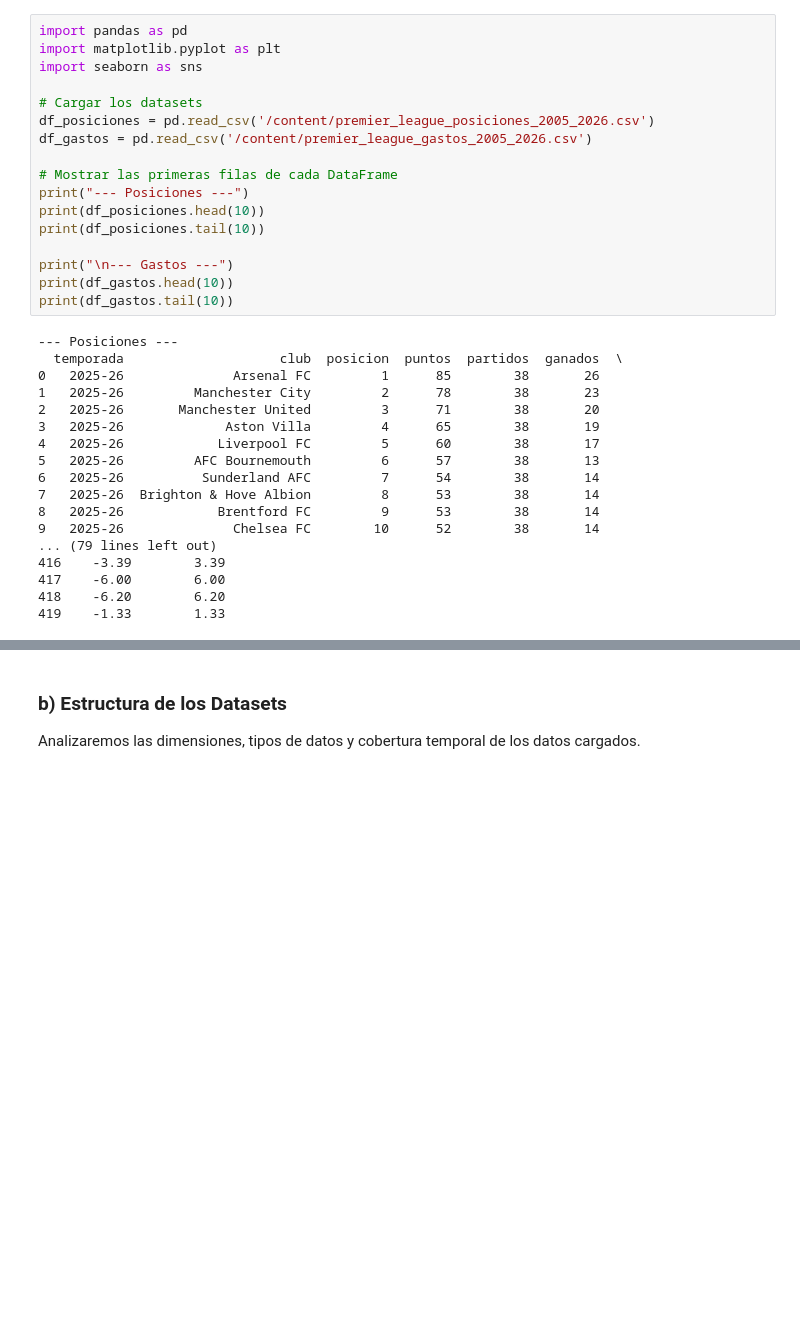
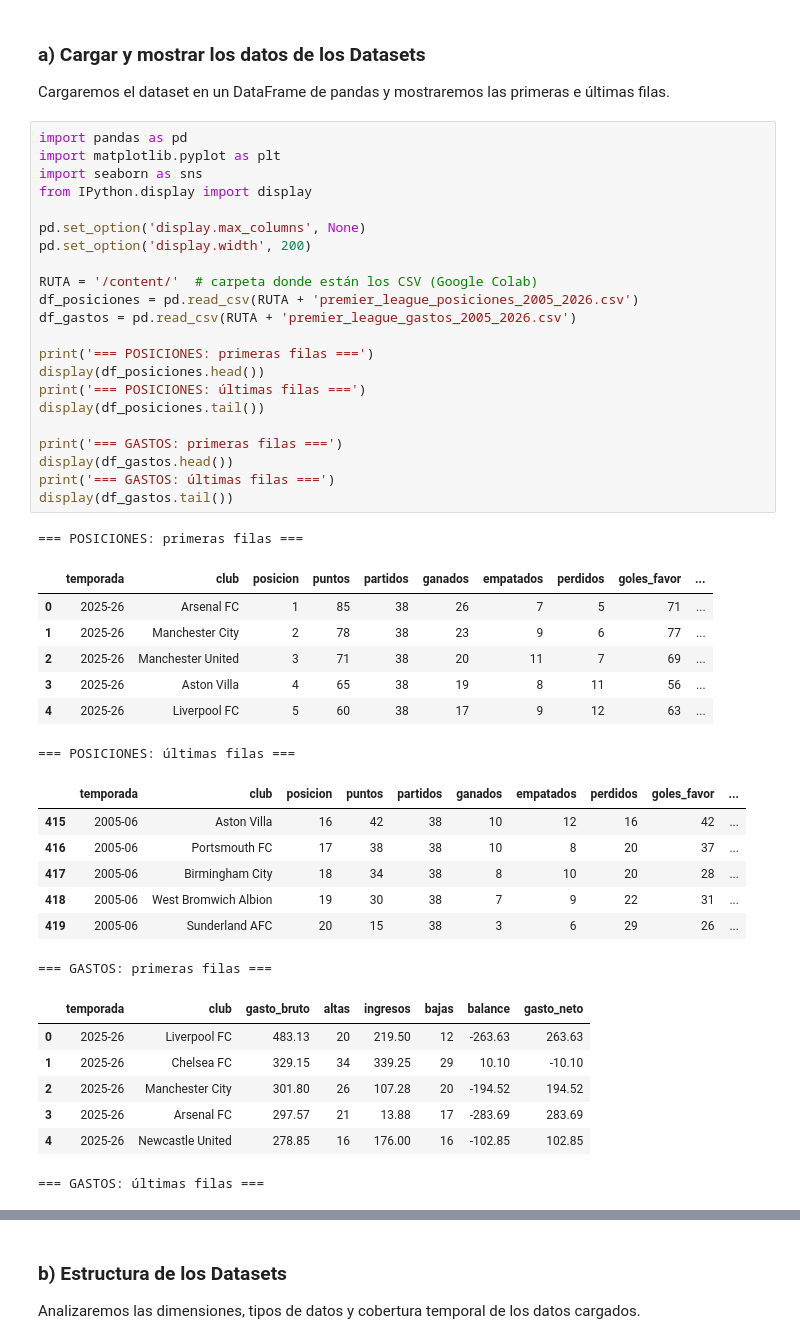
Before and after one commit to valeencamargo14/TP-Labo-, a Jupyter notebook: TP_Labo.ipynb, the cells around one changed output, grey strips where cells are left out. Cells and saved outputs as stored; diff of their text form; blank space fills up the shorter version.

```diff
--- a/TP_Labo.ipynb
+++ b/TP_Labo.ipynb
@@ -3,35 +3,48 @@
+# %% [markdown]
+### a) Cargar y mostrar los datos de los Datasets
+Cargaremos el dataset en un DataFrame de pandas y mostraremos las primeras e últimas filas.
 # %%
 import pandas as pd
 import matplotlib.pyplot as plt
 import seaborn as sns
+from IPython.display import display
 
-# Cargar los datasets
-df_posiciones = pd.read_csv('/content/premier_league_posiciones_2005_2026.csv')
-df_gastos = pd.read_csv('/content/premier_league_gastos_2005_2026.csv')
+pd.set_option('display.max_columns', None)
+pd.set_option('display.width', 200)
 
-# Mostrar las primeras filas de cada DataFrame
-print("--- Posiciones ---")
-print(df_posiciones.head(10))
-print(df_posiciones.tail(10))
+RUTA = '/content/'  # carpeta donde están los CSV (Google Colab)
+df_posiciones = pd.read_csv(RUTA + 'premier_league_posiciones_2005_2026.csv')
+df_gastos = pd.read_csv(RUTA + 'premier_league_gastos_2005_2026.csv')
 
-print("\n--- Gastos ---")
-print(df_gastos.head(10))
-print(df_gastos.tail(10))
+print('=== POSICIONES: primeras filas ===')
+display(df_posiciones.head())
+print('=== POSICIONES: últimas filas ===')
+display(df_posiciones.tail())
+
+print('=== GASTOS: primeras filas ===')
+display(df_gastos.head())
+print('=== GASTOS: últimas filas ===')
+display(df_gastos.tail())
 # %% [output]
---- Posiciones ---
-  temporada                    club  posicion  puntos  partidos  ganados  \
-0   2025-26              Arsenal FC         1      85        38       26
-1   2025-26         Manchester City         2      78        38       23
-2   2025-26       Manchester United         3      71        38       20
-3   2025-26             Aston Villa         4      65        38       19
-4   2025-26            Liverpool FC         5      60        38       17
-5   2025-26         AFC Bournemouth         6      57        38       13
-6   2025-26          Sunderland AFC         7      54        38       14
-7   2025-26  Brighton & Hove Albion         8      53        38       14
-8   2025-26            Brentford FC         9      53        38       14
-9   2025-26              Chelsea FC        10      52        38       14
-... (79 lines left out)
-416    -3.39        3.39
-417    -6.00        6.00
-418    -6.20        6.20
-419    -1.33        1.33
+=== POSICIONES: primeras filas ===
+|  | temporada | club | posicion | puntos | partidos | ganados | empatados | perdidos | goles_favor | ... |
+| 0 | 2025-26 | Arsenal FC | 1 | 85 | 38 | 26 | 7 | 5 | 71 | ... |
+| 1 | 2025-26 | Manchester City | 2 | 78 | 38 | 23 | 9 | 6 | 77 | ... |
+| 2 | 2025-26 | Manchester United | 3 | 71 | 38 | 20 | 11 | 7 | 69 | ... |
+| 3 | 2025-26 | Aston Villa | 4 | 65 | 38 | 19 | 8 | 11 | 56 | ... |
+| 4 | 2025-26 | Liverpool FC | 5 | 60 | 38 | 17 | 9 | 12 | 63 | ... |
+=== POSICIONES: últimas filas ===
+|  | temporada | club | posicion | puntos | partidos | ganados | empatados | perdidos | goles_favor | ... |
+| 415 | 2005-06 | Aston Villa | 16 | 42 | 38 | 10 | 12 | 16 | 42 | ... |
+| 416 | 2005-06 | Portsmouth FC | 17 | 38 | 38 | 10 | 8 | 20 | 37 | ... |
+| 417 | 2005-06 | Birmingham City | 18 | 34 | 38 | 8 | 10 | 20 | 28 | ... |
+| 418 | 2005-06 | West Bromwich Albion | 19 | 30 | 38 | 7 | 9 | 22 | 31 | ... |
+| 419 | 2005-06 | Sunderland AFC | 20 | 15 | 38 | 3 | 6 | 29 | 26 | ... |
+=== GASTOS: primeras filas ===
+|  | temporada | club | gasto_bruto | altas | ingresos | bajas | balance | gasto_neto |
+| 0 | 2025-26 | Liverpool FC | 483.13 | 20 | 219.50 | 12 | -263.63 | 263.63 |
+| 1 | 2025-26 | Chelsea FC | 329.15 | 34 | 339.25 | 29 | 10.10 | -10.10 |
+| 2 | 2025-26 | Manchester City | 301.80 | 26 | 107.28 | 20 | -194.52 | 194.52 |
+| 3 | 2025-26 | Arsenal FC | 297.57 | 21 | 13.88 | 17 | -283.69 | 283.69 |
+| 4 | 2025-26 | Newcastle United | 278.85 | 16 | 176.00 | 16 | -102.85 | 102.85 |
+=== GASTOS: últimas filas ===
```
Also changed, not shown: parts of 13 cells of this notebook.
